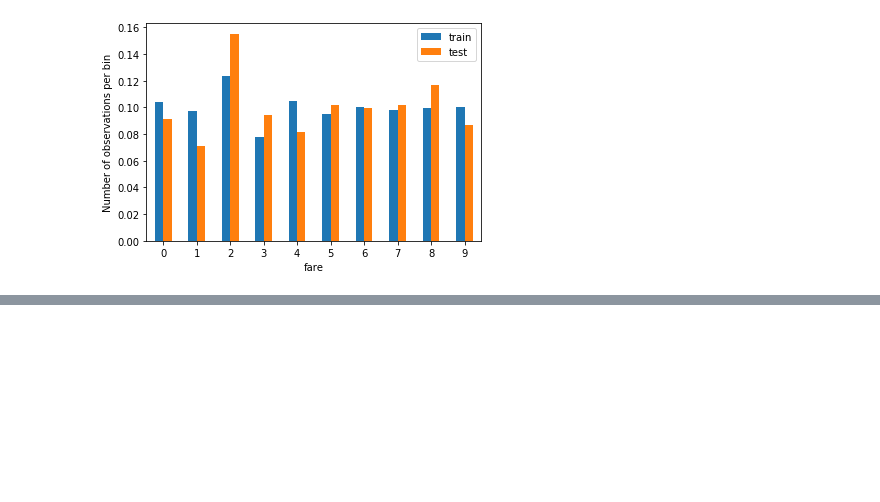
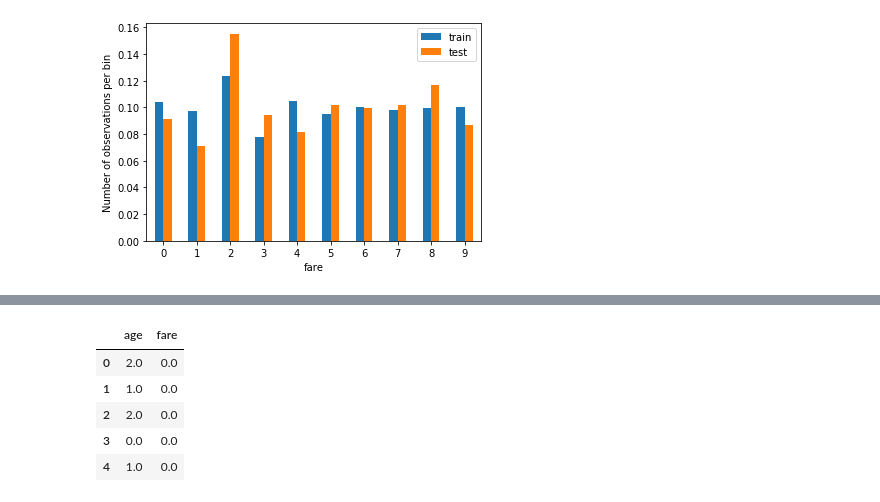
Before and after one commit to KarthikKothareddy/FeatureEngineering, a Jupyter notebook: discretization.ipynb, the cells around one changed output, grey strips where cells are left out. Saved outputs shown, nothing was run; the diff lists cells and outputs as text; code cells hidden in the pictures; blank space fills up the shorter version.

```diff
--- a/discretization.ipynb
+++ b/discretization.ipynb
@@ -229,0 +287,11 @@ Text(0, 0.5, 'Number of observations per bin')
+# %%
+test_t = discretiser.transform(x_test[['age', 'fare']])
+test_t = pd.DataFrame(test_t, columns = ['age', 'fare'])
+test_t.head()
+# %% [output]
+|  | age | fare |
+| 0 | 2.0 | 0.0 |
+| 1 | 1.0 | 0.0 |
+| 2 | 2.0 | 0.0 |
+| 3 | 0.0 | 0.0 |
+| 4 | 1.0 | 0.0 |
```
Also changed, not shown: parts of 8 cells of this notebook.
